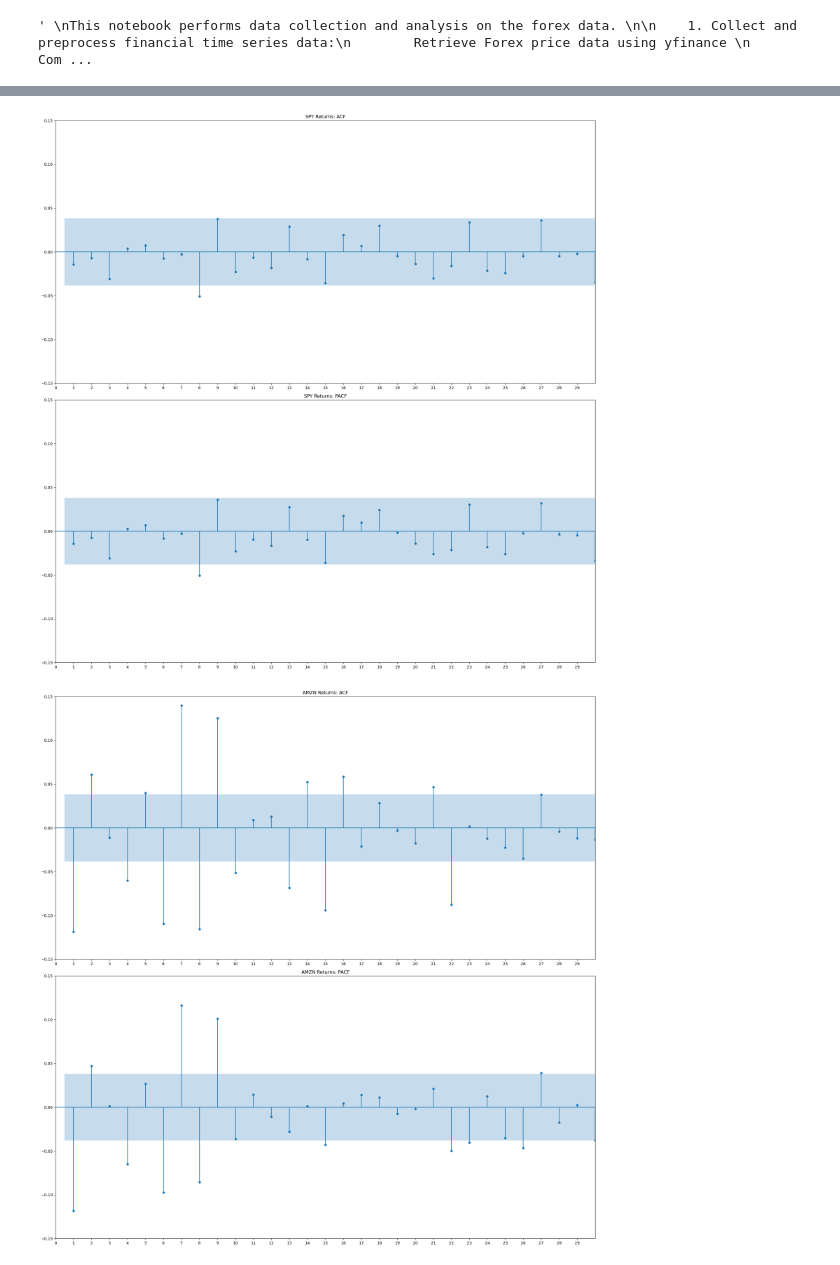
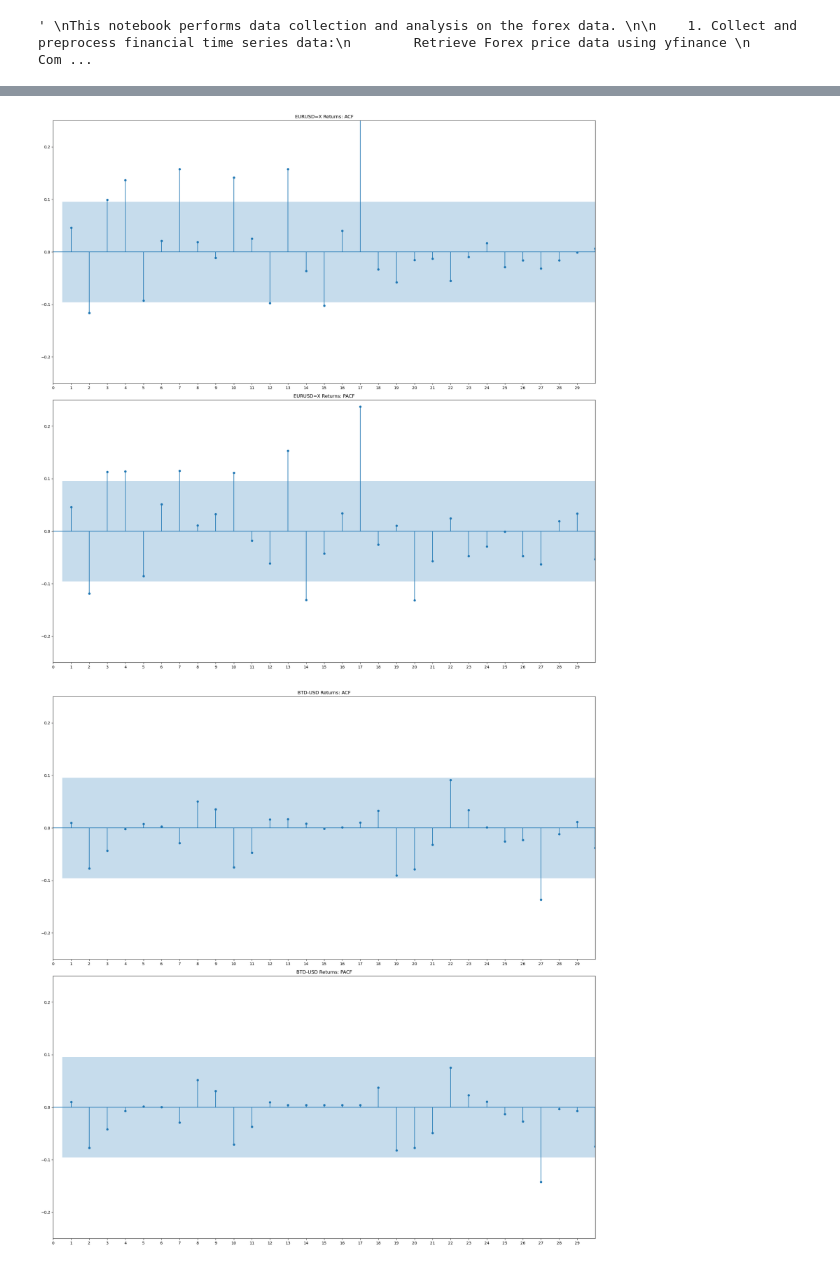
Before and after one commit to AnnastasiaStathakos/financial-time-series-forecasting, a Jupyter notebook: notebooks/01_forex_data_analysis.ipynb, the cells around one changed output, grey strips where cells are left out. Saved outputs shown, nothing was run; the diff lists cells and outputs as text; code cells hidden in the pictures.

Commit message:
adding requirements.txt and environment.yaml
changed dummy financial data to FOREX data

```diff
--- a/notebooks/01_forex_data_analysis.ipynb
+++ b/notebooks/01_forex_data_analysis.ipynb
@@ -32,7 +31,8 @@ This notebook performs data collection and analysis on the forex data.
 ' \nThis notebook performs data collection and analysis on the forex data. \n\n    1. Collect and preprocess financial time series data:\n        Retrieve Forex price data using yfinance \n        Com ...
 # %%
 # Load FOREX data
-tickers = ["SPY", "AMZN"] # not forex data yet
+# EUR/USD, BTC/USD and USD/CAD
+tickers = ["EURUSD=X", "BTD-USD", "CAD=X"] # not forex data yet
 start, end = "2014-01-01", "2024-06-30"
 
 data = yf.download(tickers, start=start, end=end, progress=False)
@@ -316,34 +323,34 @@ Autocorrelation values for SPY:
 # Plot ACF and PACF for ticker in tickers
 for ticker in tickers:
     fig, ax = plt.subplots(2, 1, figsize=(20,20))
-    ymin, ymax = -0.15, 0.15
+    ymin, ymax = -0.25, 0.25
 
     title = f"{ticker} Returns"
     plot_acf(returns[ticker],
             lags=max_lags,
             bartlett_confint=False,
             ax=ax[0])
     ax[0].set_title(f"{title}: ACF")
     ax[0].set_xlim([0, max_lags])
     ax[0].set_ylim([ymin, ymax])
     ax[0].set_xticks(np.arange(0, max_lags, 1))
 
     plot_pacf(returns[ticker],
                 lags=max_lags,
                 method='ywmle',
                 alpha=0.05,
                 use_vlines=True,
                 ax=ax[1])
     ax[1].set_title(f"{title}: PACF")
     ax[1].set_xlim([0, max_lags])
     ax[1].set_ylim([ymin, ymax])
     ax[1].set_xticks(np.arange(0, max_lags, 1))
 
     # save plot
     plt.savefig(f"../results/figures/ACF_PACF_{ticker}.png", dpi=300, bbox_inches="tight")
 
     plt.tight_layout()
     plt.show()
 # %% [output]
-[figure, old version]
+[figure, new version]
-[figure, old version]
+[figure, new version]
```
Also changed, not shown: parts of 13 cells of this notebook, 26 other files.
